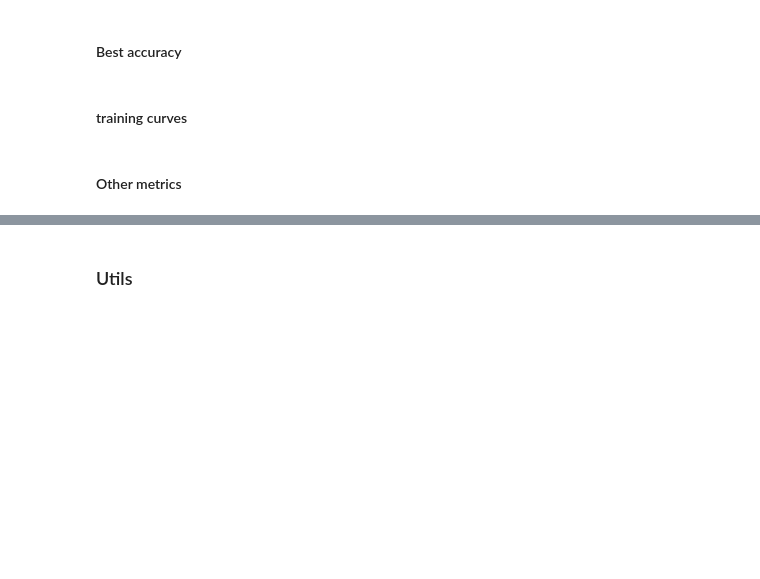
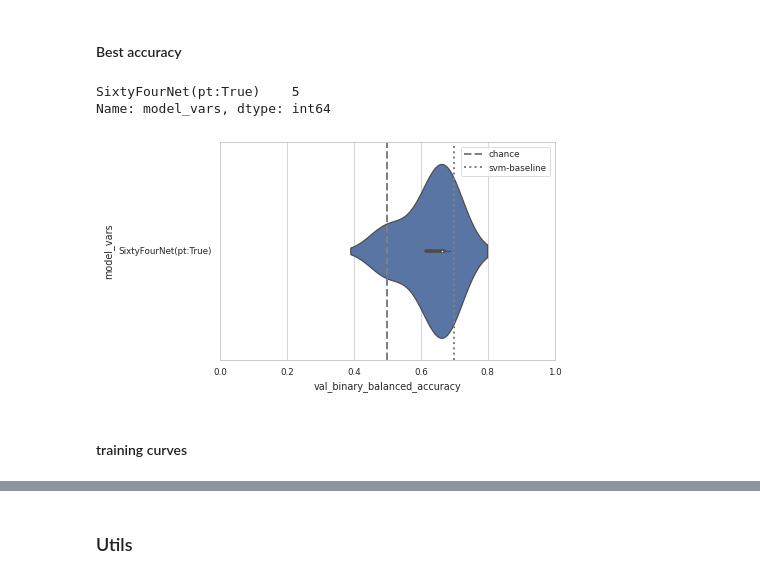
Before and after one commit to RoshanRane/ML_for_IMAGEN, a Jupyter notebook: DLpipeline/plot_results.ipynb, the cells around one changed output, grey strips where cells are left out. Drawn from its saved outputs; the diff is of its cells as text; code cells hidden in the pictures; blank space fills up the shorter version.

Commit message:
minor: improved runMLtest and plotResults

```diff
--- a/DLpipeline/plot_results.ipynb
+++ b/DLpipeline/plot_results.ipynb
@@ -18,21 +18,26 @@ sns.set(style="whitegrid", context='paper', color_codes=False)
 # %% [markdown]
 #### Best accuracy
 # %%
-df = pd.read_csv(sorted(glob(f"results/fullbrain-fu3-*/*/run.csv"))[-1])
+df = pd.read_csv(sorted(glob(f"results/fullbrain-fu3-*/20210820-1529/run.csv"))[-1])
 # df.info()
 # %%
-df["m_types"] = df.apply(lambda row:  row["m__name"]+" "+
-                         row["m__weights_pretrained"] +" "+
-                         row["m__criterion"], axis=1)
-df["m_types"].value_counts()
+df["model_vars"] = df.apply(lambda row:
+        f"{row['model']}(pt:{(row['m__weights_pretrained']!='None')})"
+                         ,axis=1)
+df["model_vars"].value_counts()
+# %% [output]
+SixtyFourNet(pt:True)    5
+Name: model_vars, dtype: int64
 # %%
 best_metric = 'val_binary_balanced_accuracy'
-g = sns.violinplot(x=best_metric, data=df, y="m_types")
+g = sns.violinplot(x=best_metric, data=df, y="model_vars")
 g.set_xlim([0.,1])
 g.axvline(0.5, lw=2, ls='--', c='gray', label='chance')
-g.axvline(0.7, lw=1.5, ls=':', c='grey', label='baseline')
+g.axvline(0.7, lw=2, ls=':', c='grey', label='svm-baseline')
 g.legend()
 plt.show()
+# %% [output]
+[figure, added]
 # %% [markdown]
 ####  training curves
 # %%
@@ -47,5 +52,3 @@ for ax, metric  in zip(axes.ravel(), metrics):
     ax.set_title(metric.upper())
     ax.legend(["Train", "Val"])
     ax.set_xlabel('epochs')
-# %% [markdown]
-#### Other metrics
```
Also changed, not shown: parts of 5 cells of this notebook, 3 other files.
